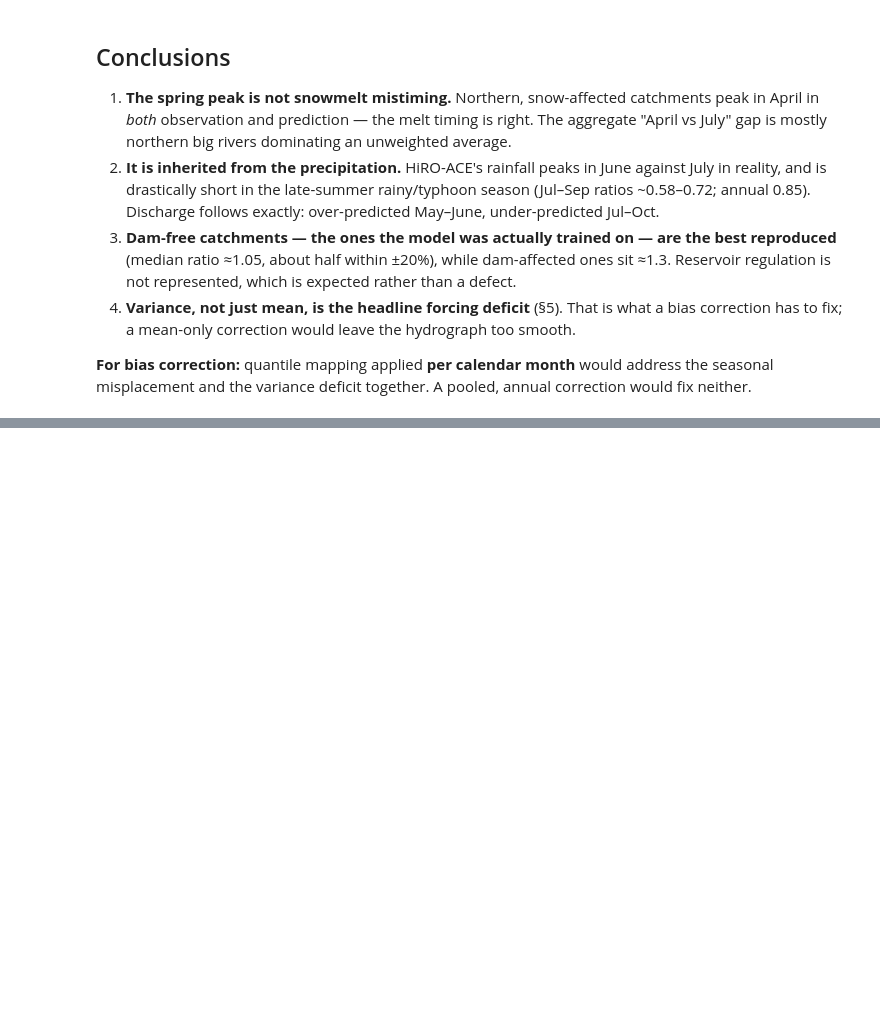
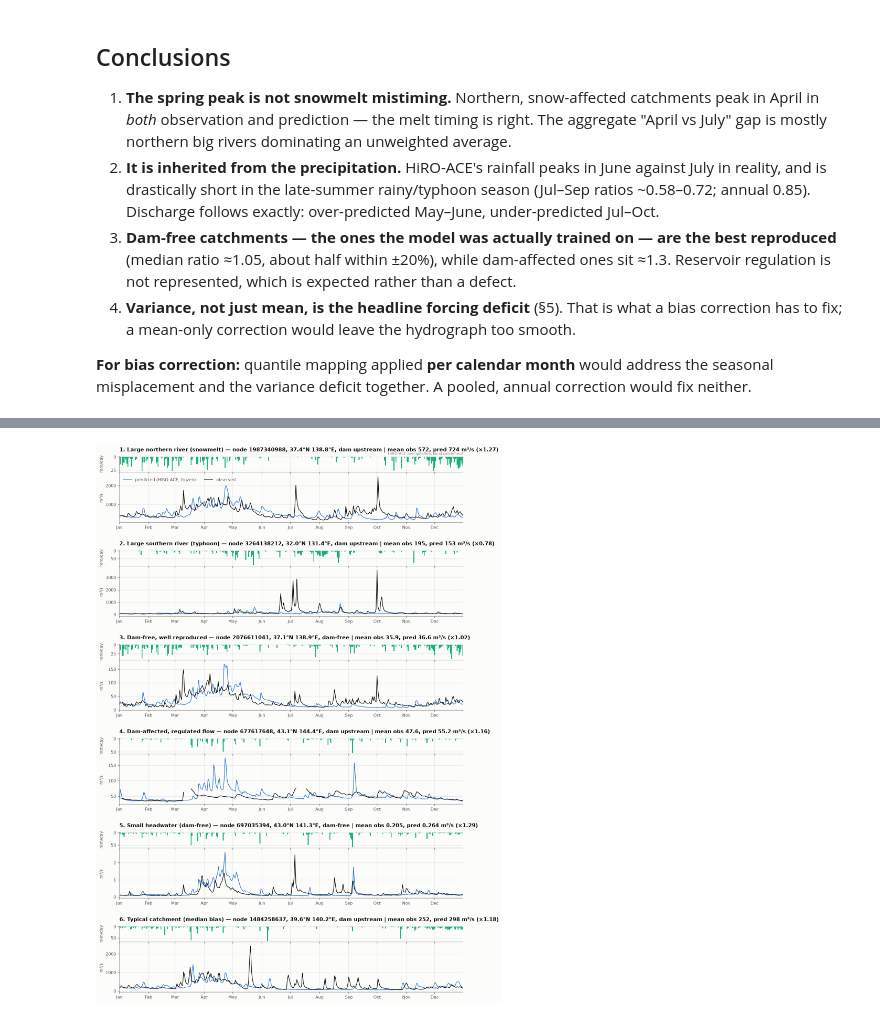
Before and after one commit to valentin-brekke/climate-hydro-pipeline, a Jupyter notebook: exploration/coupled_run/notebooks/coupled_run_diagnostics.ipynb, the cells around one changed output, grey strips where cells are left out. Cells and saved outputs as stored; diff of their text form; code cells hidden in the pictures; blank space fills up the shorter version.

```diff
--- a/exploration/coupled_run/notebooks/coupled_run_diagnostics.ipynb
+++ b/exploration/coupled_run/notebooks/coupled_run_diagnostics.ipynb
@@ -267,0 +389,27 @@ misplacement and the variance deficit together. A pooled, annual correction woul
+# %%
+ZOOM_YEAR = 2018
+t0, t1 = pd.Timestamp(f"{ZOOM_YEAR}-01-01"), pd.Timestamp(f"{ZOOM_YEAR}-12-31")
+po, pp, ph = (obs_t >= t0) & (obs_t <= t1), (pred_t >= t0) & (pred_t <= t1), (hiro_time >= t0) & (hiro_time <= t1)
+hp = hiro_prcp if hiro_prcp.shape[0] == len(hiro_time) else hiro_prcp.T     # (time, catchment)
+
+import matplotlib.dates as mdates
+fig = plt.figure(figsize=(13, 3.4 * len(gidx)))
+outer = fig.add_gridspec(len(gidx), 1, hspace=.42)
+for k, (name, i) in enumerate(gidx.items()):
+    inner = outer[k].subgridspec(2, 1, height_ratios=[1, 3], hspace=.06)
+    ra = fig.add_subplot(inner[0]); qa = fig.add_subplot(inner[1], sharex=ra)
+    ra.bar(hiro_time[ph], hp[ph, i], width=1, color=AQUA, lw=0)
+    ra.invert_yaxis(); ra.tick_params(labelbottom=False)
+    style(ra, gauge_title(k + 1, name, i), "mm/day"); ra.title.set_fontsize(9.5)
+    qa.plot(pred_t[pp], P[i, pp], color=BLUE, lw=1.2, label="predicted (HiRO-ACE, frozen)")
+    qa.plot(obs_t[po], O[i, po], color=INK, lw=1.2, label="observed")
+    style(qa, None, "m³/s")
+    qa.xaxis.set_major_locator(mdates.MonthLocator()); qa.xaxis.set_major_formatter(mdates.DateFormatter("%b"))
+    if k == 0:
+        qa.legend(frameon=False, labelcolor=INK2, ncol=2, loc="upper left")
+        ra.text(1, 1.02, "HiRO-ACE precipitation, local catchment", transform=ra.transAxes,
+                ha="right", va="bottom", color=INK3, fontsize=8)
+    qa.set_xlim(t0, t1)
+fig.align_ylabels()
+# %% [output]
+[figure, added]
```
Also changed, not shown: parts of 16 cells of this notebook, 5 other files.
